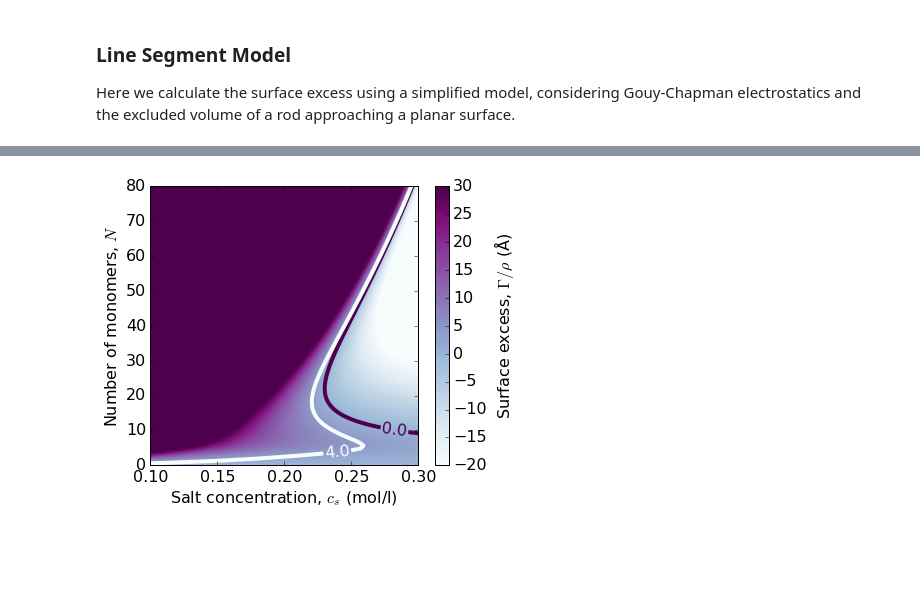
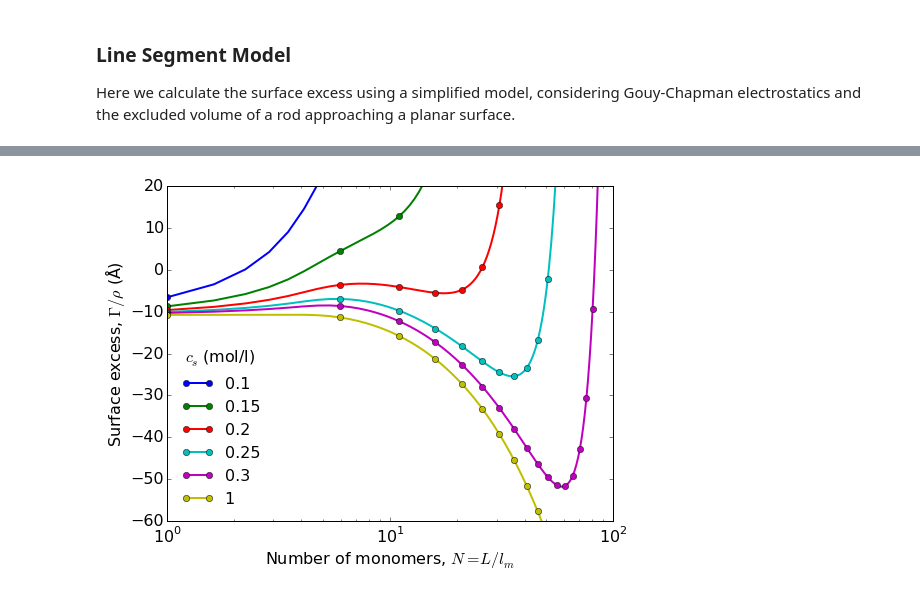
Before and after one commit to mlund/faunus-notebooks, a Jupyter notebook: fibril-surface/notebook.ipynb, the cells around one changed output, grey strips where cells are left out. Drawn from its saved outputs; the diff is of its cells as text; code cells hidden in the pictures; blank space fills up the shorter version.

Commit message:
Updated fibril-surface w. Giulio's additions

```diff
--- a/fibril-surface/notebook.ipynb
+++ b/fibril-surface/notebook.ipynb
@@ -305,38 +303,54 @@ plt.ylim((-4,3))
 # %%
-from pylab import meshgrid,cm,imshow,contour,clabel,colorbar,axis,title,show
-from scipy.integrate import simps
-vmin=-20
-vmax=30
+from pylab import cm,imshow,contour,clabel,colorbar
 
-x = np.linspace(0.1, 0.3, 100) # salt concentration
-y = np.linspace(0.001, 80, 100) # number of monomers
+vmin=-50
+vmax=70
+
+x = np.linspace(0.05,0.3, 221) # salt concentration
+y = np.linspace(1, 40, 160) # number of monomers
 Z = np.ndarray(shape=(y.size,x.size))
 rho = 266
 
 for N in y:# number of monomers
     for salt in x:        # ionic strength (mol/l)
-         L = N*lm              # rod length (Å)
-         z = zm*N              # rod charge (e)
-         lD = 3.04/sqrt(salt)  # Debye length (Å)
-         phi = 2*asinh( (1/rho)*sqrt(pi*lB/(2*salt*NA*1e-27)) ) # surf. potential (kT/e)
-         r = np.arange(s, 1000, 0.2)
-         w = -z * phi * np.exp(-(r+s)/lD) + TdS(r,L)
-         exc = np.trapz( np.expm1(-w), r  )
-         Z[y.tolist().index(N)][x.tolist().index(salt)]=exc
-
-im = imshow(Z,cmap=cm.BuPu, extent=[x.min(), x.max(), y.min(), y.max()],
-            origin='lower', aspect='auto', vmin=vmin, vmax=vmax)
-
-# contour lines
-cset = contour(x,y,Z,(0, 4),linewidths=4, cmap=cm.BuPu_r)
-manual_locations = [(0.24, 1),(0.28, 2)]
-clabel(cset,inline=True,fmt='%1.1f',fontsize=16,manual=manual_locations)
-
-# labels
-colorbar(im,label=r'Surface excess, $\Gamma/\rho$ (Å)') # adding the colorbar on the right
-plt.ylabel(r'Number of monomers, $N$')
-plt.xlabel(r'Salt concentration, $c_s$ (mol/l)')
-plt.savefig('linesegment_excess.pdf', bbox_inches='tight')
-plt.show()
+        L = N*lm              # rod length (Å)
+        z = zm*N              # rod charge (e)
+        lD = 3.04/sqrt(salt)  # Debye length (Å)
+        phi = 2*asinh( (1/rho)*sqrt(pi*lB/(2*salt*NA*1e-27)) ) # surf. potential (kT/e)
+        r = np.arange(0, 1000, 0.2)
+        # eq 62. DOI: http://dx.doi.org/10.1016/S0006-3495(02)75375-7
+        w = - 2 * z * np.log( ( 1 + np.tanh( phi / 4 ) * np.exp(-(r+s)/lD) )
+                             / ( 1 - np.tanh( phi / 4 ) * np.exp(-(r+s)/lD) ) ) + TdS(r,L)+ (s/r)**9
+        #w = -z * phi * np.exp(-(r+s)/lD) + TdS(r,L)+ (s/r)**9
+        exc = np.trapz( np.expm1(-w), r  )
+        Z[y.tolist().index(N)][x.tolist().index(salt)]=exc
-# %% [output]
-[figure, removed]
+# %%
+y = np.linspace(1, 100, 160) # number of monomers
+salt = [0.1, 0.15, 0.2, 0.25, 0.3, 1]
+for cs in salt:
+    salt = 0.25
+    Y = []
+    X = []
+    for N in y:# number of monomers
+        L = N*lm              # rod length (Å)
+        z = zm*N              # rod charge (e)
+        lD = 3.04/sqrt(cs)  # Debye length (Å)
+        phi = 2*asinh( (1/rho)*sqrt(pi*lB/(2*salt*NA*1e-27)) ) # surf. potential (kT/e)
+        r = np.arange(0, 1000, 0.2)
+        w = - 2 * z * np.log( ( 1 + np.tanh( phi / 4 ) * np.exp(-(r+s)/lD) )
+                             / ( 1 - np.tanh( phi / 4 ) * np.exp(-(r+s)/lD) ) ) + TdS(r,L) + (s/r)**9
+        #w = -z * phi * np.exp(-(r+s)/lD) + TdS(r,L) + (s/r)**9
+        exc = np.trapz( np.expm1(-w), r  )
+        Y.append(N)
+        X.append(exc)
+    plt.plot(Y,X, label=cs, linestyle='-', marker='o', lw=2, ms=6, markevery = 8)
+plt.legend(loc=0,frameon=False, fontsize='medium', title=r'$c_{s}$ (mol/l)')
+plt.ylim(-60,20)
+plt.xlim(1,100)
+plt.xlabel(r'Number of monomers, $N=L/l_m$')
+plt.ylabel(r'Surface excess, $\Gamma/\rho$ (Å)')
+plt.xscale('log')
+plt.savefig('fig/linesegment_excess.png')
+plt.show()
+# %% [output]
+[figure, added]
```
Also changed, not shown: parts of 5 cells of this notebook, 4 other files.
